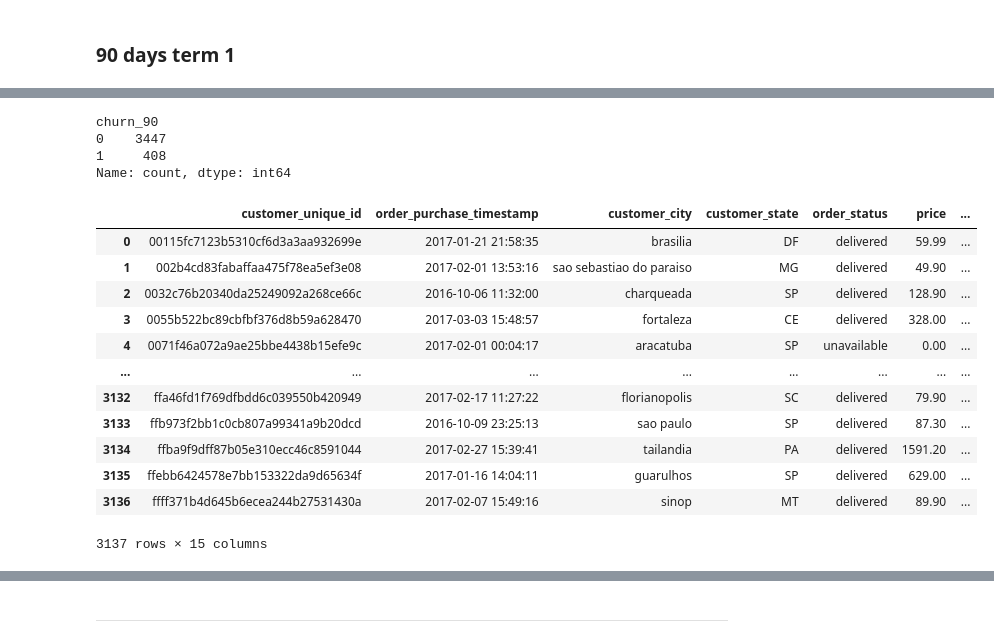
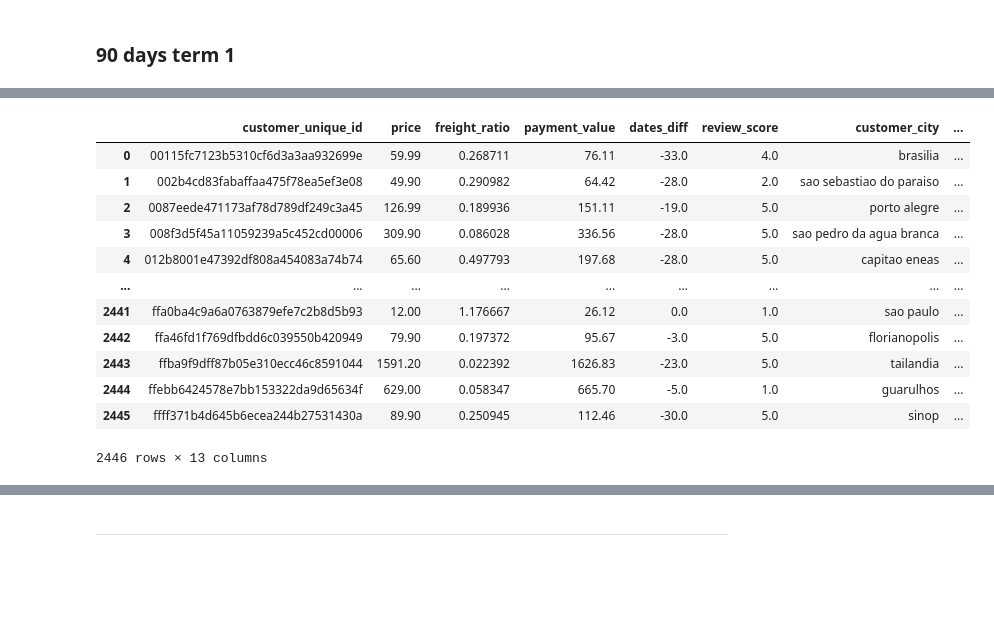
Before and after one commit to SilvanaKoga/tfm-uned-churn, a Jupyter notebook: Notebooks/Data_preparation 1.ipynb, the cells around one changed output, grey strips where cells are left out. Drawn from its saved outputs; the diff is of its cells as text; code cells hidden in the pictures; blank space fills up the shorter version.

Commit message:
data train done

```diff
--- a/Notebooks/Data_preparation 1.ipynb
+++ b/Notebooks/Data_preparation 1.ipynb
@@ -4,7 +4,7 @@ import pandas as pd
 import seaborn as sns
 import matplotlib.pyplot as plt
 # %%
-olist_path = "../Data/olist_dataset.csv"
+olist_path = "../Data/olist_post_cleaning.csv"
 # %%
 olist_df = pd.read_csv(olist_path)
 
@@ -39,7 +41,7 @@ pd.to_datetime("2017-09-01")
 # %%
 CHURN_DAYS = 90
 # %%
-start_date_90 = olist_df["order_purchase_timestamp"].min()
+start_date_90 = pd.to_datetime("2016-12-01")
 
 start_date_90
 # %% [output]
@@ -135,7 +63,5 @@ Name: churn_90, Length: 3855, dtype: int64
-# %%
-print(obs_90_df["churn_90"].value_counts())
-# %% [output]
-churn_90
-0    3447
-1     408
-Name: count, dtype: int64
+# %%
+is_customers = olist_df[
+    (olist_df["order_purchase_timestamp"] >= start_date_90) &
+    (olist_df["order_purchase_timestamp"] < ninety_days_later)
+]["customer_unique_id"].unique()
@@ -142,32 +75,40 @@ Name: count, dtype: int64
+# %%
+obs_df = olist_df[olist_df["customer_unique_id"].isin(is_customers)].copy()
+obs_df = obs_df[
+    (obs_df["order_purchase_timestamp"] >= start_date_90) &
+    (obs_df["order_purchase_timestamp"] < ninety_days_later)
+]
 # %%
-dataset_90_df = obs_90_df.groupby(['customer_unique_id', 'order_purchase_timestamp', 'customer_city', 'customer_state', 'order_status']).agg({
+dataset_90_df = obs_df.groupby('customer_unique_id').agg({
     'price': 'sum',            # Total spent on the order (47.40 + 39.90)
-    'freight_value': 'sum',    # Total shipping cost
+    'freight_ratio': 'mean',    # Total shipping cost
     'payment_value': 'sum',    # Total amount charged to credit card
-    'product_weight_g': 'sum', # Combined weight of the package
-
+    'dates_diff': 'mean',
+    'review_score': 'mean',
 
     # Categorical and indicator columns to pull forward
-    'product_category_name_english': 'first',
-    'is_customer': 'first',
-    'churn_90': 'max',          # Keeps 1 if they churned, 0 otherwise
+    'customer_city': 'first',
+    'customer_state': 'first',
+    'order_status': 'first',
     'payment_sequential': 'max',
     'payment_type': 'first',
-    'payment_installments': 'max'
+    'payment_installments': 'max',
+    'product_cat': 'first'
+
 }).reset_index()
 
 dataset_90_df
 # %% [output]
-|  | customer_unique_id | order_purchase_timestamp | customer_city | customer_state | order_status | price | ... |
-| 0 | 00115fc7123b5310cf6d3a3aa932699e | 2017-01-21 21:58:35 | brasilia | DF | delivered | 59.99 | ... |
-| 1 | 002b4cd83fabaffaa475f78ea5ef3e08 | 2017-02-01 13:53:16 | sao sebastiao do paraiso | MG | delivered | 49.90 | ... |
-| 2 | 0032c76b20340da25249092a268ce66c | 2016-10-06 11:32:00 | charqueada | SP | delivered | 128.90 | ... |
-| 3 | 0055b522bc89cbfbf376d8b59a628470 | 2017-03-03 15:48:57 | fortaleza | CE | delivered | 328.00 | ... |
-| 4 | 0071f46a072a9ae25bbe4438b15efe9c | 2017-02-01 00:04:17 | aracatuba | SP | unavailable | 0.00 | ... |
-| ... | ... | ... | ... | ... | ... | ... | ... |
-| 3132 | ffa46fd1f769dfbdd6c039550b420949 | 2017-02-17 11:27:22 | florianopolis | SC | delivered | 79.90 | ... |
-| 3133 | ffb973f2bb1c0cb807a99341a9b20dcd | 2016-10-09 23:25:13 | sao paulo | SP | delivered | 87.30 | ... |
-| 3134 | ffba9f9dff87b05e310ecc46c8591044 | 2017-02-27 15:39:41 | tailandia | PA | delivered | 1591.20 | ... |
-| 3135 | ffebb6424578e7bb153322da9d65634f | 2017-01-16 14:04:11 | guarulhos | SP | delivered | 629.00 | ... |
-| 3136 | ffff371b4d645b6ecea244b27531430a | 2017-02-07 15:49:16 | sinop | MT | delivered | 89.90 | ... |
+|  | customer_unique_id | price | freight_ratio | payment_value | dates_diff | review_score | customer_city | ... |
+| 0 | 00115fc7123b5310cf6d3a3aa932699e | 59.99 | 0.268711 | 76.11 | -33.0 | 4.0 | brasilia | ... |
+| 1 | 002b4cd83fabaffaa475f78ea5ef3e08 | 49.90 | 0.290982 | 64.42 | -28.0 | 2.0 | sao sebastiao do paraiso | ... |
+| 2 | 0087eede471173af78d789df249c3a45 | 126.99 | 0.189936 | 151.11 | -19.0 | 5.0 | porto alegre | ... |
+| 3 | 008f3d5f45a11059239a5c452cd00006 | 309.90 | 0.086028 | 336.56 | -28.0 | 5.0 | sao pedro da agua branca | ... |
+| 4 | 012b8001e47392df808a454083a74b74 | 65.60 | 0.497793 | 197.68 | -28.0 | 5.0 | capitao eneas | ... |
+| ... | ... | ... | ... | ... | ... | ... | ... | ... |
+| 2441 | ffa0ba4c9a6a0763879efe7c2b8d5b93 | 12.00 | 1.176667 | 26.12 | 0.0 | 1.0 | sao paulo | ... |
+| 2442 | ffa46fd1f769dfbdd6c039550b420949 | 79.90 | 0.197372 | 95.67 | -3.0 | 5.0 | florianopolis | ... |
+| 2443 | ffba9f9dff87b05e310ecc46c8591044 | 1591.20 | 0.022392 | 1626.83 | -23.0 | 5.0 | tailandia | ... |
+| 2444 | ffebb6424578e7bb153322da9d65634f | 629.00 | 0.058347 | 665.70 | -5.0 | 1.0 | guarulhos | ... |
+| 2445 | ffff371b4d645b6ecea244b27531430a | 89.90 | 0.250945 | 112.46 | -30.0 | 5.0 | sinop | ... |
-3137 rows × 15 columns
+2446 rows × 13 columns
```
Also changed, not shown: parts of 76 cells of this notebook.
